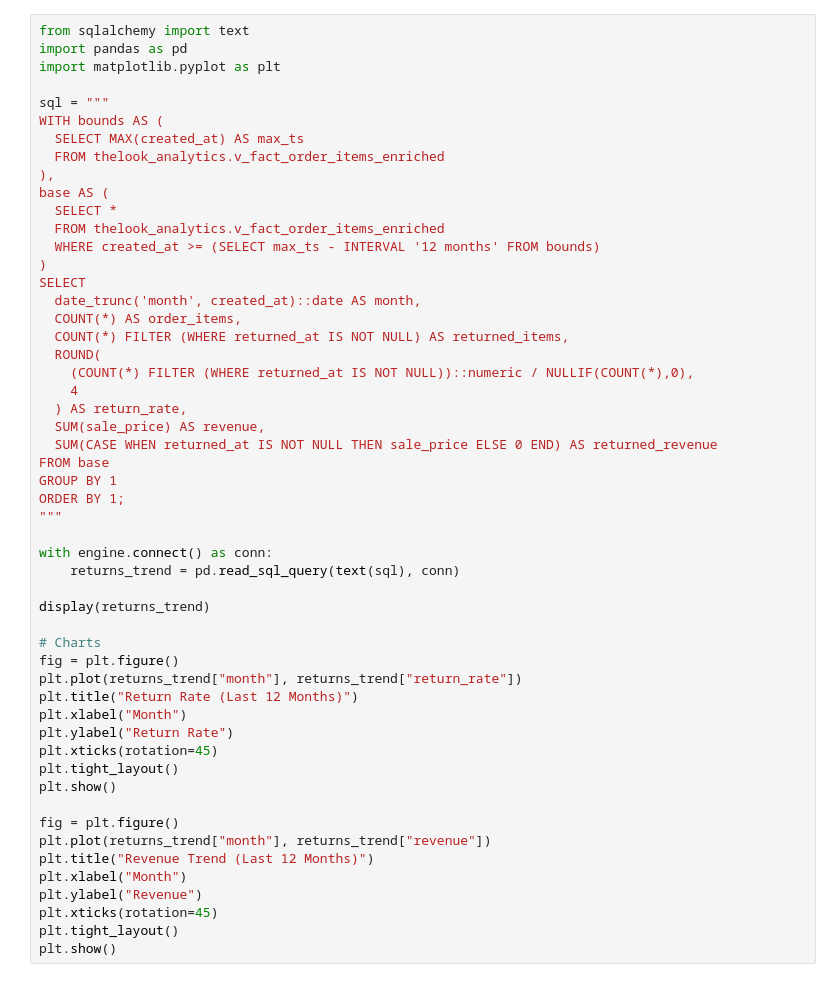
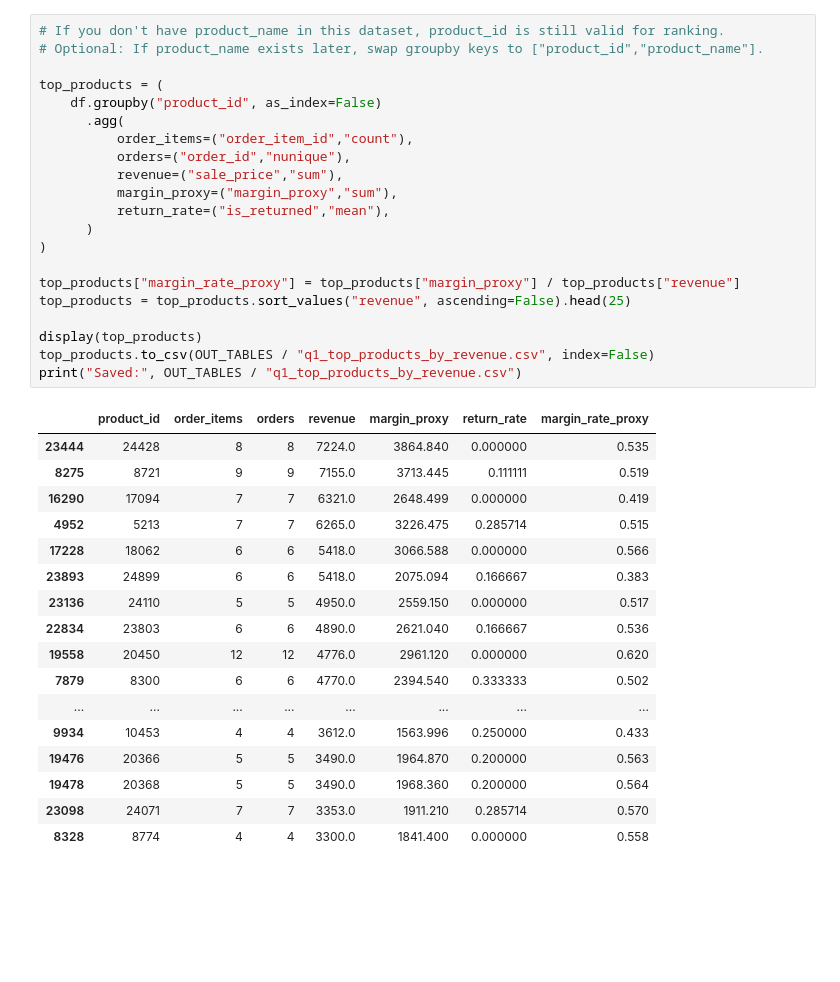
Before and after one commit to henrymarinho90/ecommerceproject, a Jupyter notebook: analysis/notebooks/02_returns_and_profitability.ipynb, the cells around one changed output. Drawn from its saved outputs; the diff is of its cells as text; blank space fills up the shorter version.

```diff
--- a/analysis/notebooks/02_returns_and_profitability.ipynb
+++ b/analysis/notebooks/02_returns_and_profitability.ipynb
@@ -132,53 +223,39 @@ kpis
 # %%
-from sqlalchemy import text
-import pandas as pd
-import matplotlib.pyplot as plt
+# If you don't have product_name in this dataset, product_id is still valid for ranking.
+# Optional: If product_name exists later, swap groupby keys to ["product_id","product_name"].
 
-sql = """
-WITH bounds AS (
-  SELECT MAX(created_at) AS max_ts
-  FROM thelook_analytics.v_fact_order_items_enriched
-),
-base AS (
-  SELECT *
-  FROM thelook_analytics.v_fact_order_items_enriched
-  WHERE created_at >= (SELECT max_ts - INTERVAL '12 months' FROM bounds)
+top_products = (
+    df.groupby("product_id", as_index=False)
+      .agg(
+          order_items=("order_item_id","count"),
+          orders=("order_id","nunique"),
+          revenue=("sale_price","sum"),
+          margin_proxy=("margin_proxy","sum"),
+          return_rate=("is_returned","mean"),
+      )
 )
-SELECT
-  date_trunc('month', created_at)::date AS month,
-  COUNT(*) AS order_items,
-  COUNT(*) FILTER (WHERE returned_at IS NOT NULL) AS returned_items,
-  ROUND(
-    (COUNT(*) FILTER (WHERE returned_at IS NOT NULL))::numeric / NULLIF(COUNT(*),0),
-    4
-  ) AS return_rate,
-  SUM(sale_price) AS revenue,
-  SUM(CASE WHEN returned_at IS NOT NULL THEN sale_price ELSE 0 END) AS returned_revenue
-FROM base
-GROUP BY 1
-ORDER BY 1;
-"""
 
-with engine.connect() as conn:
-    returns_trend = pd.read_sql_query(text(sql), conn)
+top_products["margin_rate_proxy"] = top_products["margin_proxy"] / top_products["revenue"]
+top_products = top_products.sort_values("revenue", ascending=False).head(25)
 
-display(returns_trend)
-
-# Charts
-fig = plt.figure()
-plt.plot(returns_trend["month"], returns_trend["return_rate"])
-plt.title("Return Rate (Last 12 Months)")
-plt.xlabel("Month")
-plt.ylabel("Return Rate")
-plt.xticks(rotation=45)
-plt.tight_layout()
-plt.show()
-
-fig = plt.figure()
-plt.plot(returns_trend["month"], returns_trend["revenue"])
-plt.title("Revenue Trend (Last 12 Months)")
-plt.xlabel("Month")
-plt.ylabel("Revenue")
-plt.xticks(rotation=45)
-plt.tight_layout()
-plt.show()
+display(top_products)
+top_products.to_csv(OUT_TABLES / "q1_top_products_by_revenue.csv", index=False)
+print("Saved:", OUT_TABLES / "q1_top_products_by_revenue.csv")
+# %% [output]
+|  | product_id | order_items | orders | revenue | margin_proxy | return_rate | margin_rate_proxy |
+| 23444 | 24428 | 8 | 8 | 7224.0 | 3864.840 | 0.000000 | 0.535 |
+| 8275 | 8721 | 9 | 9 | 7155.0 | 3713.445 | 0.111111 | 0.519 |
+| 16290 | 17094 | 7 | 7 | 6321.0 | 2648.499 | 0.000000 | 0.419 |
+| 4952 | 5213 | 7 | 7 | 6265.0 | 3226.475 | 0.285714 | 0.515 |
+| 17228 | 18062 | 6 | 6 | 5418.0 | 3066.588 | 0.000000 | 0.566 |
+| 23893 | 24899 | 6 | 6 | 5418.0 | 2075.094 | 0.166667 | 0.383 |
+| 23136 | 24110 | 5 | 5 | 4950.0 | 2559.150 | 0.000000 | 0.517 |
+| 22834 | 23803 | 6 | 6 | 4890.0 | 2621.040 | 0.166667 | 0.536 |
+| 19558 | 20450 | 12 | 12 | 4776.0 | 2961.120 | 0.000000 | 0.620 |
+| 7879 | 8300 | 6 | 6 | 4770.0 | 2394.540 | 0.333333 | 0.502 |
+| ... | ... | ... | ... | ... | ... | ... | ... |
+| 9934 | 10453 | 4 | 4 | 3612.0 | 1563.996 | 0.250000 | 0.433 |
+| 19476 | 20366 | 5 | 5 | 3490.0 | 1964.870 | 0.200000 | 0.563 |
+| 19478 | 20368 | 5 | 5 | 3490.0 | 1968.360 | 0.200000 | 0.564 |
+| 23098 | 24071 | 7 | 7 | 3353.0 | 1911.210 | 0.285714 | 0.570 |
+| 8328 | 8774 | 4 | 4 | 3300.0 | 1841.400 | 0.000000 | 0.558 |
```
Also changed, not shown: parts of 26 cells of this notebook.
